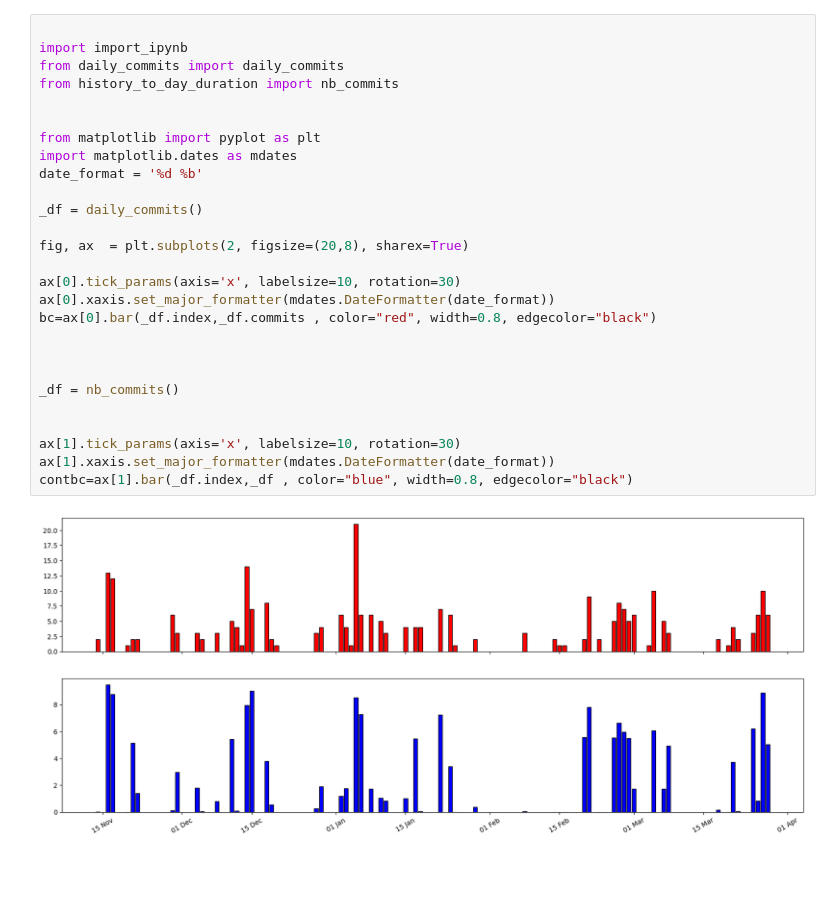
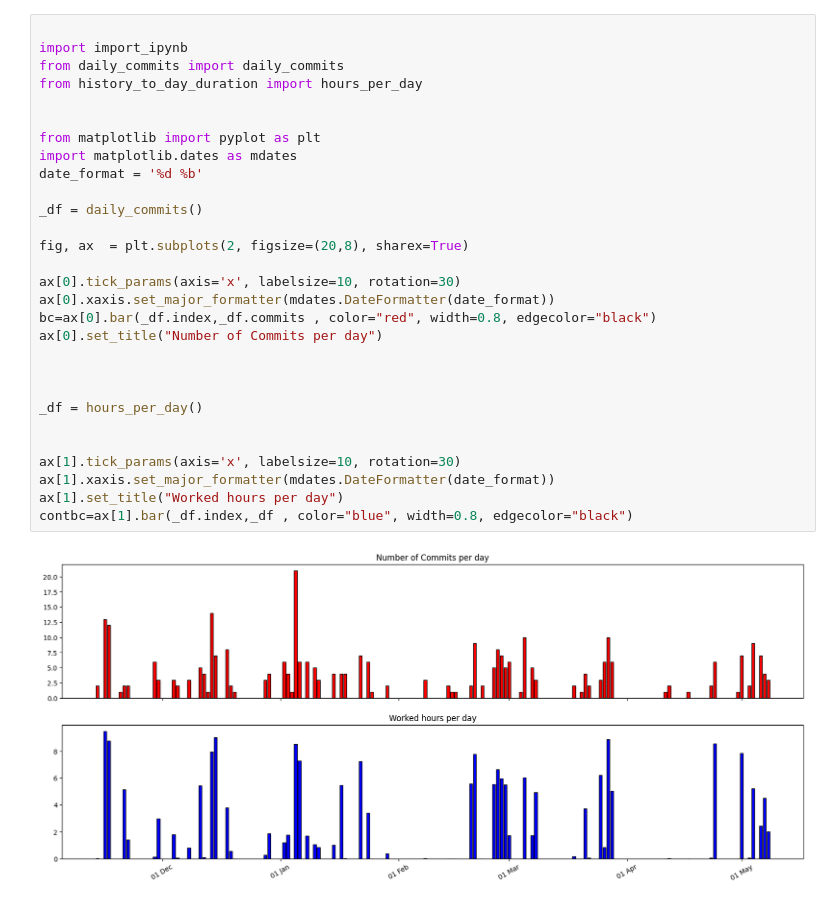
Before and after one commit to RichardHitier/git-analysis, a Jupyter notebook: notebooks/plot_all.ipynb, the cells around one changed output. Saved outputs shown, nothing was run; the diff lists cells and outputs as text; blank space fills up the shorter version.

Commit message:
Add comments and plot titles and change func names

```diff
--- a/notebooks/plot_all.ipynb
+++ b/notebooks/plot_all.ipynb
@@ -1,29 +1,31 @@
 # %%
 
 import import_ipynb
 from daily_commits import daily_commits
-from history_to_day_duration import nb_commits
+from history_to_day_duration import hours_per_day
 
 
 from matplotlib import pyplot as plt
 import matplotlib.dates as mdates
 date_format = '%d %b'
 
 _df = daily_commits()
 
 fig, ax  = plt.subplots(2, figsize=(20,8), sharex=True)
 
 ax[0].tick_params(axis='x', labelsize=10, rotation=30)
 ax[0].xaxis.set_major_formatter(mdates.DateFormatter(date_format))
 bc=ax[0].bar(_df.index,_df.commits , color="red", width=0.8, edgecolor="black")
+ax[0].set_title("Number of Commits per day")
 
 
 
-_df = nb_commits()
+_df = hours_per_day()
 
 
 ax[1].tick_params(axis='x', labelsize=10, rotation=30)
 ax[1].xaxis.set_major_formatter(mdates.DateFormatter(date_format))
+ax[1].set_title("Worked hours per day")
 contbc=ax[1].bar(_df.index,_df , color="blue", width=0.8, edgecolor="black")
 # %% [output]
-[figure, old version]
+[figure, new version]
```
Also changed, not shown: 3 other files.
